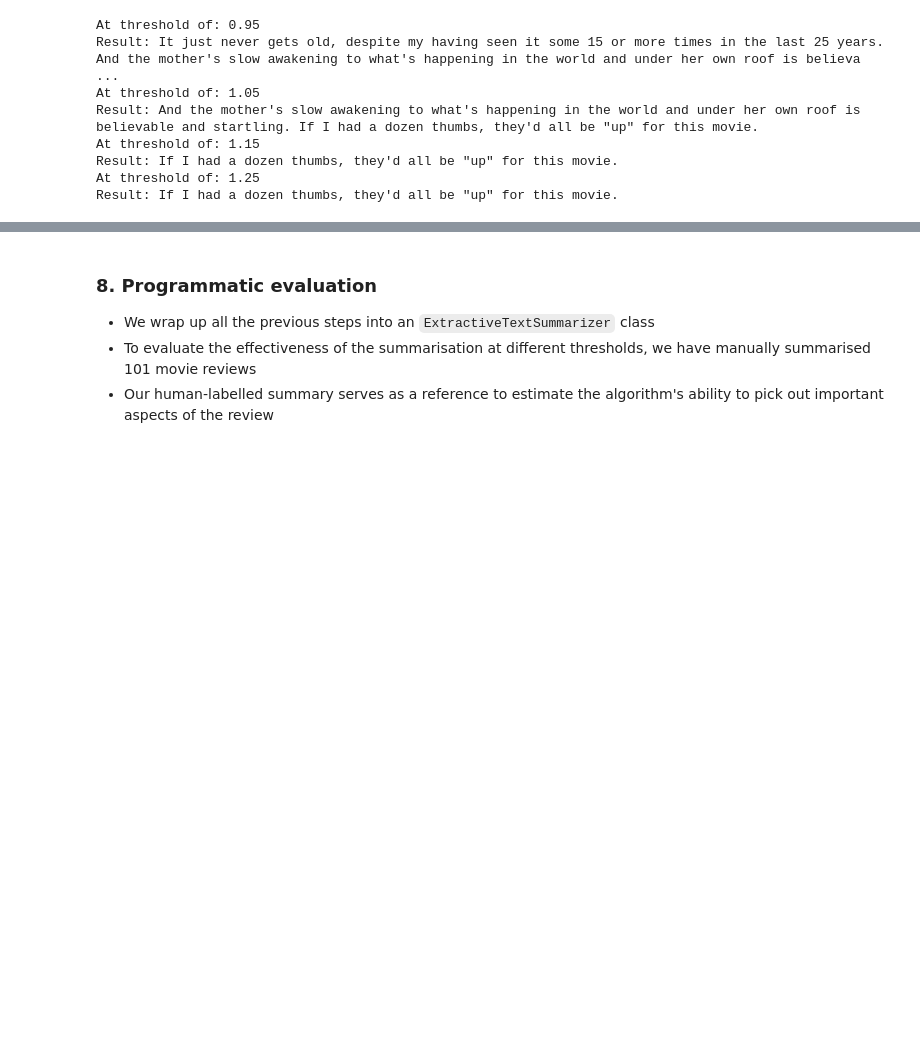
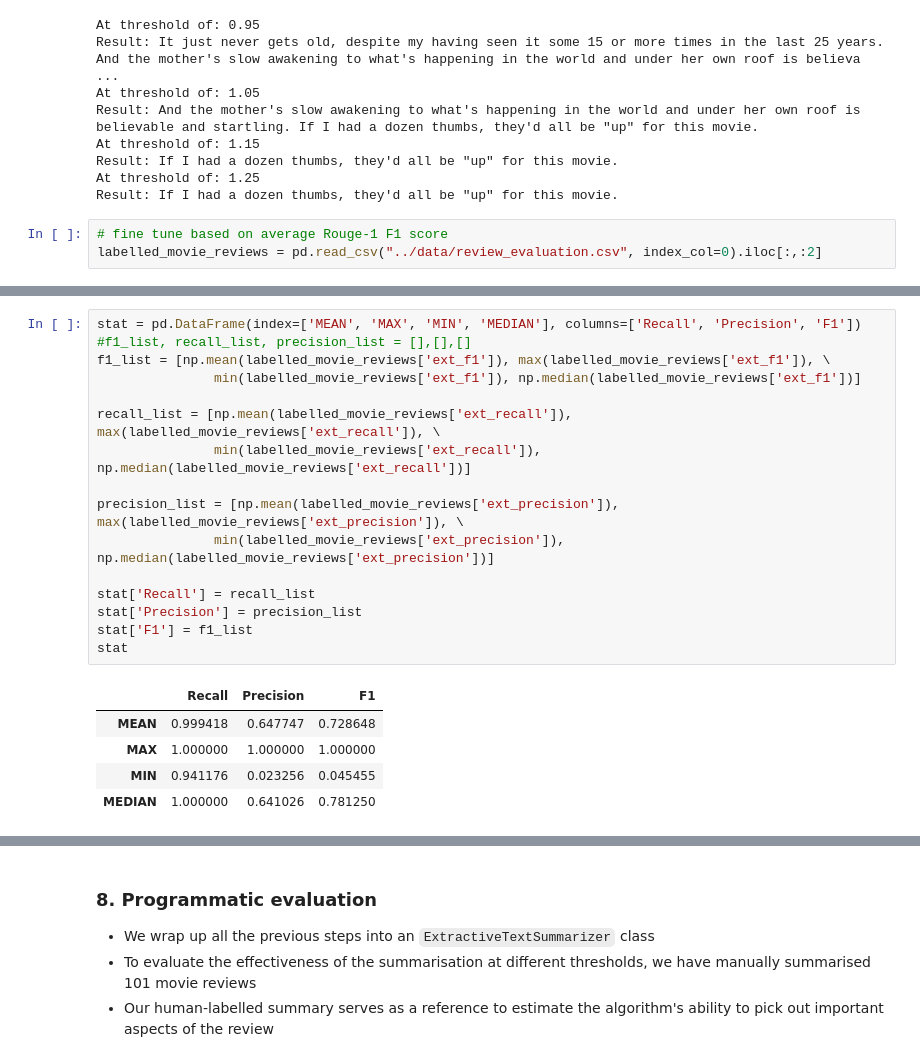
Before and after one commit to carolinedlu/text_analytics, a Jupyter notebook: notebooks/extractive_text_summarization.ipynb, the cells around one changed output, grey strips where cells are left out. Drawn from its saved outputs; the diff is of its cells as text; blank space fills up the shorter version.

```diff
--- a/notebooks/extractive_text_summarization.ipynb
+++ b/notebooks/extractive_text_summarization.ipynb
@@ -206,3 +206,6 @@ At threshold of: 1.15
 Result: If I had a dozen thumbs, they'd all be "up" for this movie.
 At threshold of: 1.25
 Result: If I had a dozen thumbs, they'd all be "up" for this movie.
+# %%
+# fine tune based on average Rouge-1 F1 score
+labelled_movie_reviews = pd.read_csv("../data/review_evaluation.csv", index_col=0).iloc[:,:2]
@@ -208,0 +375,22 @@ Result: If I had a dozen thumbs, they'd all be "up" for this movie.
+# %%
+stat = pd.DataFrame(index=['MEAN', 'MAX', 'MIN', 'MEDIAN'], columns=['Recall', 'Precision', 'F1'])
+#f1_list, recall_list, precision_list = [],[],[]
+f1_list = [np.mean(labelled_movie_reviews['ext_f1']), max(labelled_movie_reviews['ext_f1']), \
+               min(labelled_movie_reviews['ext_f1']), np.median(labelled_movie_reviews['ext_f1'])]
+
+recall_list = [np.mean(labelled_movie_reviews['ext_recall']), max(labelled_movie_reviews['ext_recall']), \
+               min(labelled_movie_reviews['ext_recall']), np.median(labelled_movie_reviews['ext_recall'])]
+
+precision_list = [np.mean(labelled_movie_reviews['ext_precision']), max(labelled_movie_reviews['ext_precision']), \
+               min(labelled_movie_reviews['ext_precision']), np.median(labelled_movie_reviews['ext_precision'])]
+
+stat['Recall'] = recall_list
+stat['Precision'] = precision_list
+stat['F1'] = f1_list
+stat
+# %% [output]
+|  | Recall | Precision | F1 |
+| MEAN | 0.999418 | 0.647747 | 0.728648 |
+| MAX | 1.000000 | 1.000000 | 1.000000 |
+| MIN | 0.941176 | 0.023256 | 0.045455 |
+| MEDIAN | 1.000000 | 0.641026 | 0.781250 |
```
Also changed, not shown: parts of 10 cells of this notebook.
